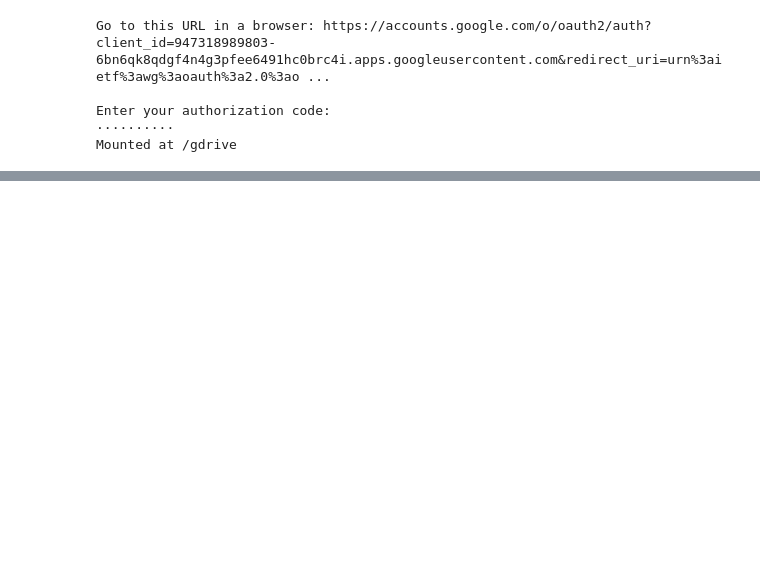
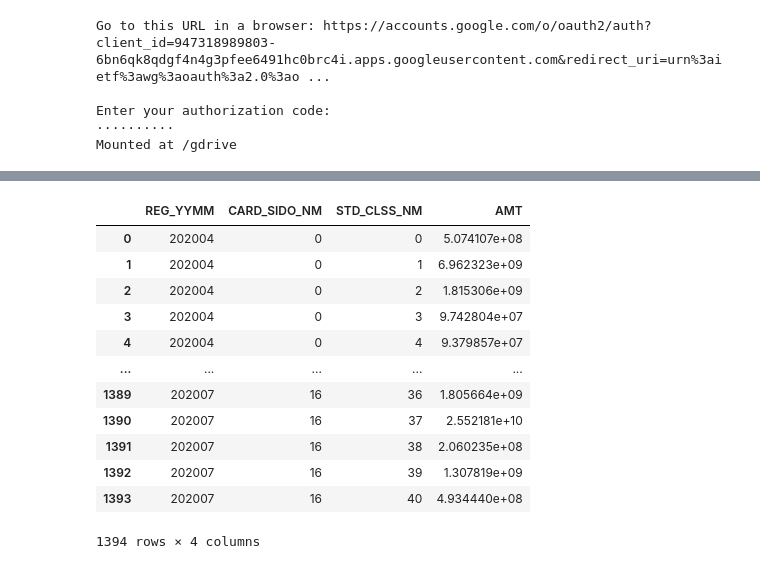
Before and after one commit to kim-bo-saeng/dacon_jeju, a Jupyter notebook: jeju_data_analysis.ipynb, the cells around one changed output, grey strips where cells are left out. Cells and saved outputs as stored; diff of their text form; code cells hidden in the pictures; blank space fills up the shorter version.

```diff
--- a/jeju_data_analysis.ipynb
+++ b/jeju_data_analysis.ipynb
@@ -158,0 +139,3 @@ sub.tail()
+# %%
+model = RandomForestRegressor(n_jobs = -1, random_state = 0)
+model.fit(train_features, train_target)
@@ -158,0 +152,25 @@ sub.tail()
+# %%
+# 예측 템플릿 만들기
+CARD_SIDO_NMs = df_num['CARD_SIDO_NM'].unique()
+STD_CLSS_NMs  = df_num['STD_CLSS_NM'].unique()
+HOM_SIDO_NMs  = df_num['HOM_SIDO_NM'].unique()
+AGEs          = df_num['AGE'].unique()
+SEX_CTGO_CDs  = df_num['SEX_CTGO_CD'].unique()
+FLCs          = df_num['FLC'].unique()
+years         = [2020]
+months        = [4, 7]
+
+temp = []
+for CARD_SIDO_NM in CARD_SIDO_NMs:
+    for STD_CLSS_NM in STD_CLSS_NMs:
+        for HOM_SIDO_NM in HOM_SIDO_NMs:
+            for AGE in AGEs:
+                for SEX_CTGO_CD in SEX_CTGO_CDs:
+                    for FLC in FLCs:
+                        for year in years:
+                            for month in months:
+                                temp.append([CARD_SIDO_NM, STD_CLSS_NM, HOM_SIDO_NM, AGE, SEX_CTGO_CD, FLC, year, month])
+temp = np.array(temp)
+temp = pd.DataFrame(data=temp, columns=train_features.columns)
+print(temp.shape)
+temp.head()
@@ -158,0 +185,23 @@ sub.tail()
+# %%
+# 예측
+predict = model.predict(temp)
+predict = np.expm1(predict)
+temp['AMT'] = np.round(predict, 0)
+temp['REG_YYMM'] = temp['year']*100 + temp['month']
+temp = temp[['REG_YYMM', 'CARD_SIDO_NM', 'STD_CLSS_NM', 'AMT']]
+temp = temp.groupby(['REG_YYMM', 'CARD_SIDO_NM', 'STD_CLSS_NM']).sum().reset_index(drop=False)
+temp
+# %% [output]
+|  | REG_YYMM | CARD_SIDO_NM | STD_CLSS_NM | AMT |
+| 0 | 202004 | 0 | 0 | 5.074107e+08 |
+| 1 | 202004 | 0 | 1 | 6.962323e+09 |
+| 2 | 202004 | 0 | 2 | 1.815306e+09 |
+| 3 | 202004 | 0 | 3 | 9.742804e+07 |
+| 4 | 202004 | 0 | 4 | 9.379857e+07 |
+| ... | ... | ... | ... | ... |
+| 1389 | 202007 | 16 | 36 | 1.805664e+09 |
+| 1390 | 202007 | 16 | 37 | 2.552181e+10 |
+| 1391 | 202007 | 16 | 38 | 2.060235e+08 |
+| 1392 | 202007 | 16 | 39 | 1.307819e+09 |
+| 1393 | 202007 | 16 | 40 | 4.934440e+08 |
+1394 rows × 4 columns
```
Also changed, not shown: parts of 27 cells of this notebook.
